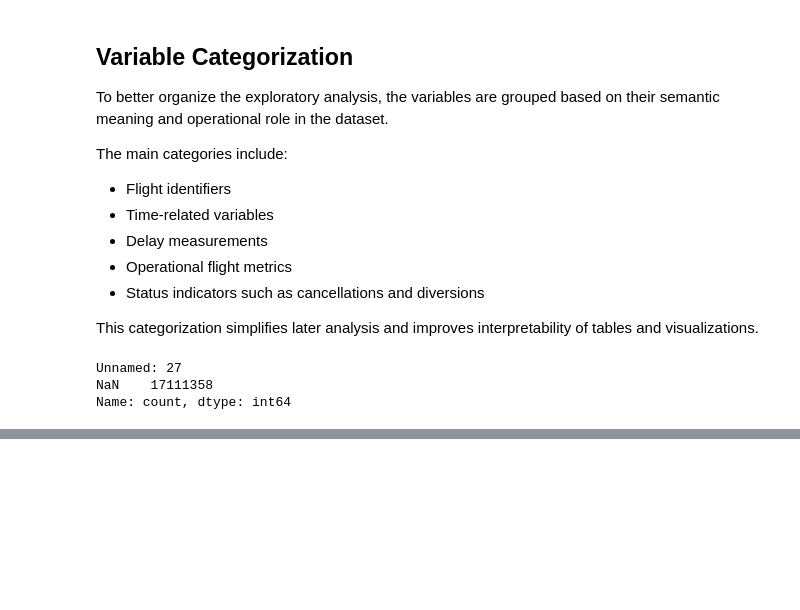
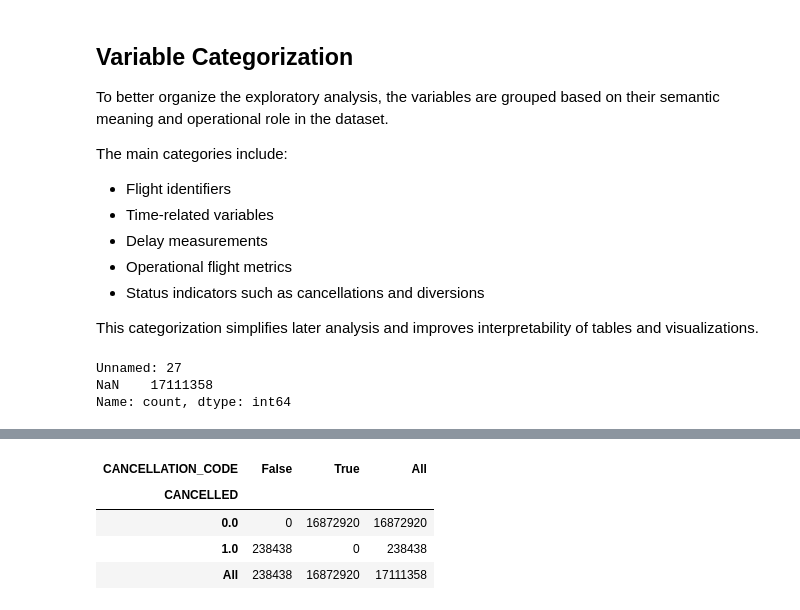
Before and after one commit to fermow/SBU-Data-Science-2026, a Jupyter notebook: Assignment_1/jupyter_notebooks/Untitled.ipynb, the cells around one changed output, grey strips where cells are left out. Saved outputs shown, nothing was run; the diff lists cells and outputs as text; code cells hidden in the pictures; blank space fills up the shorter version.

```diff
--- a/Assignment_1/jupyter_notebooks/Untitled.ipynb
+++ b/Assignment_1/jupyter_notebooks/Untitled.ipynb
@@ -154,0 +232,12 @@ Name: count, dtype: int64
+# %%
+pd.crosstab(
+    df["CANCELLED"],
+    df["CANCELLATION_CODE"].isnull(),
+    margins=True
+)
+# %% [output]
+| CANCELLATION_CODE | False | True | All |
+| CANCELLED |  |  |  |
+| 0.0 | 0 | 16872920 | 16872920 |
+| 1.0 | 238438 | 0 | 238438 |
+| All | 238438 | 16872920 | 17111358 |
```
Also changed, not shown: parts of 13 cells of this notebook.
